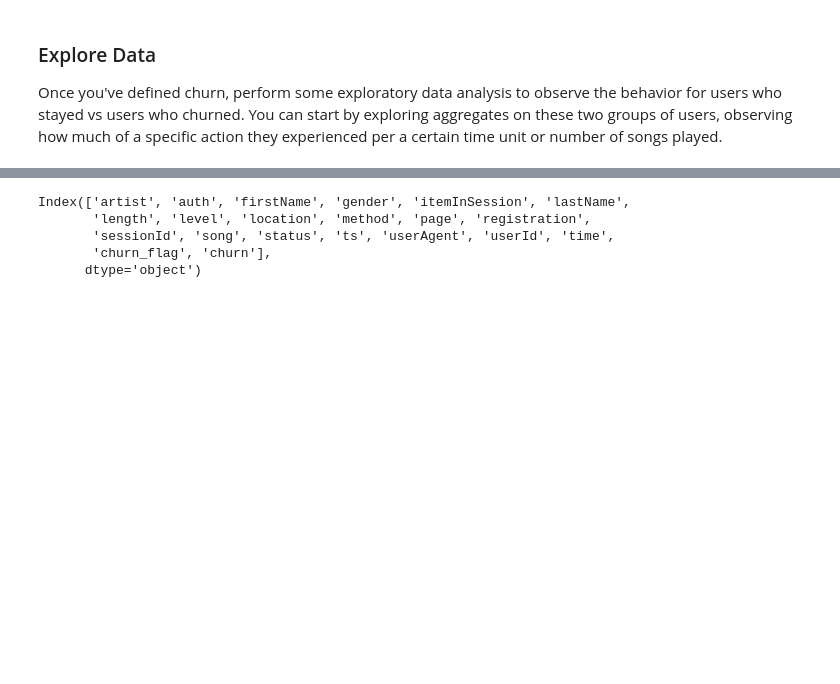
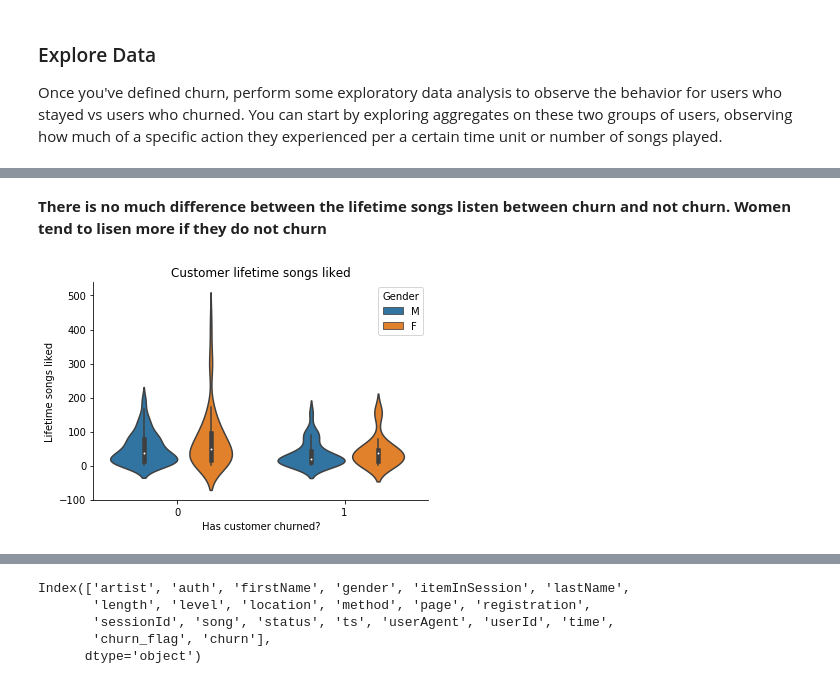
Before and after one commit to pato0301/sparkify_capstone_udacity, a Jupyter notebook: Sparkify.ipynb, the cells around one changed output, grey strips where cells are left out. Drawn from its saved outputs; the diff is of its cells as text; code cells hidden in the pictures; blank space fills up the shorter version.

```diff
--- a/Sparkify.ipynb
+++ b/Sparkify.ipynb
@@ -391,0 +415,12 @@ Once you've defined churn, perform some exploratory data analysis to observe the
+# %% [markdown]
+**There is no much difference between the lifetime songs listen between churn and not churn.**
+**Women tend to lisen more if they do not churn**
+# %%
+ax = sns.violinplot(data=lifetime_pd, x='churn', y='Thumbs Up', hue='gender')
+plt.xlabel('Has customer churned?')
+plt.ylabel('Lifetime songs liked')
+plt.legend(title='Gender', loc='best')
+plt.title('Customer lifetime songs liked')
+sns.despine(ax=ax);
+# %% [output]
+[figure, added]
```
Also changed, not shown: parts of 53 cells of this notebook.
